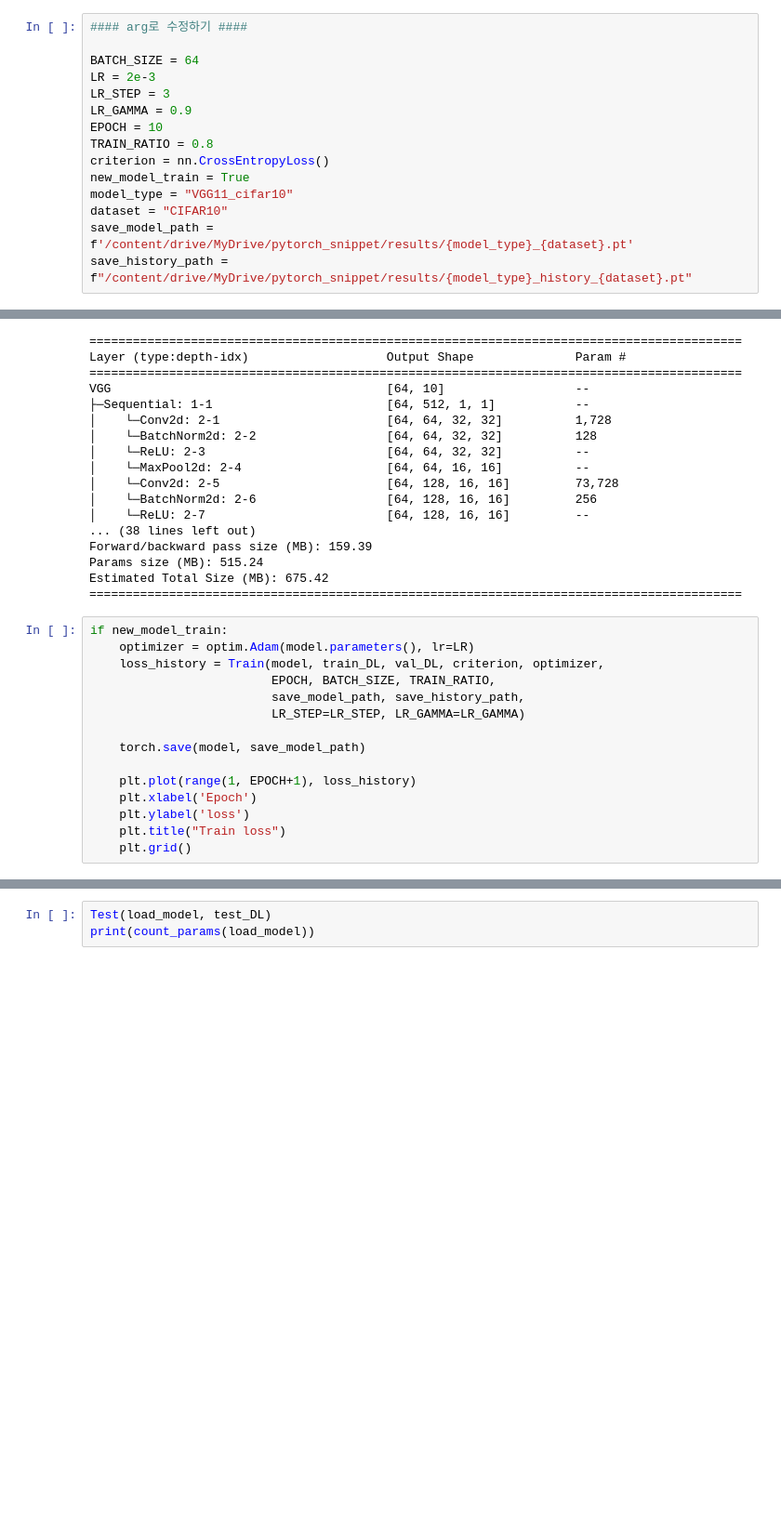
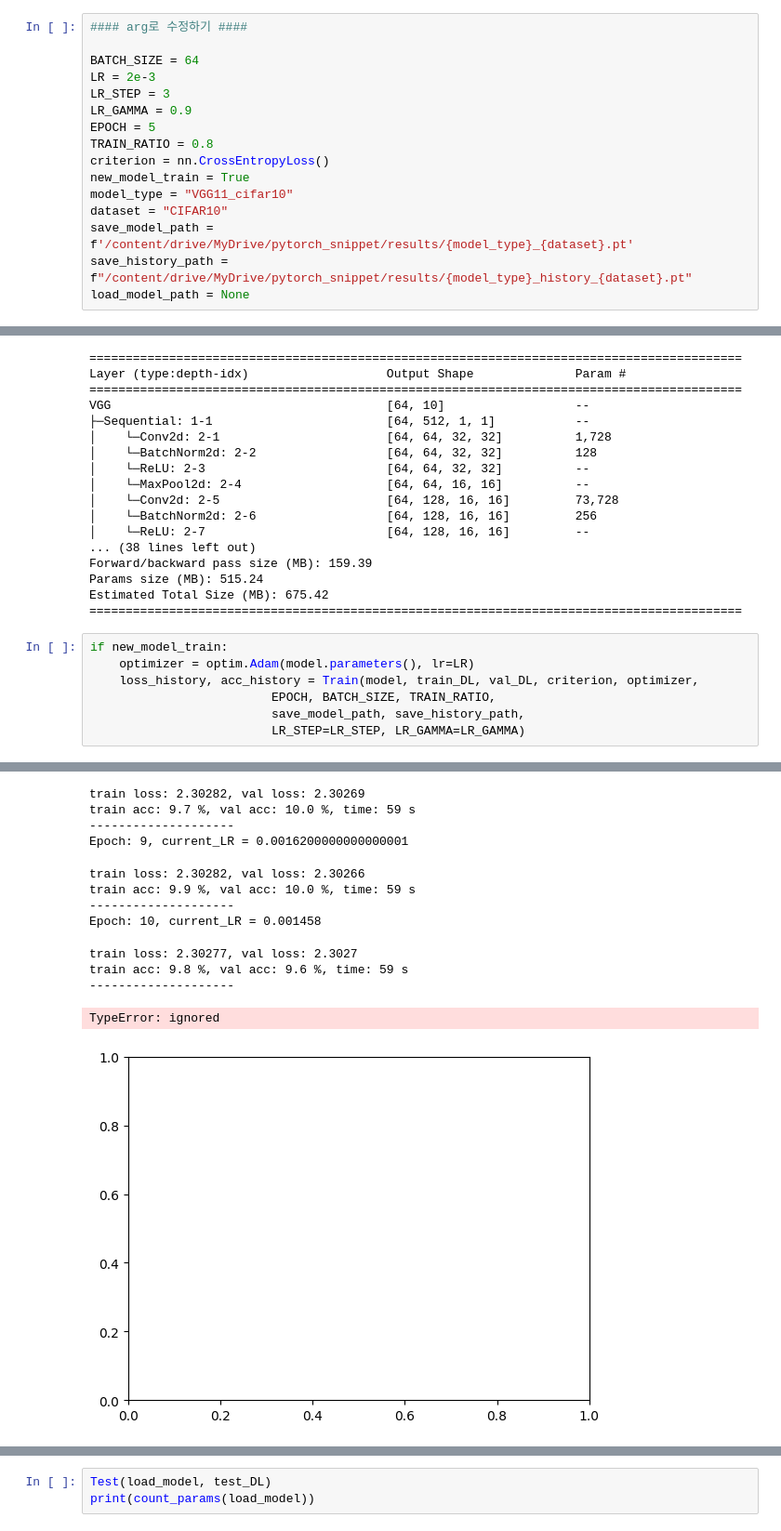
Before and after one commit to learningsteady0J0/pytorch-snippet, a Jupyter notebook: main_train.ipynb, the cells around one changed output, grey strips where cells are left out. Shown: that part at 93% size. Cells and saved outputs as stored; diff of their text form; blank space fills up the shorter version.

```diff
--- a/main_train.ipynb
+++ b/main_train.ipynb
@@ -31,7 +31,7 @@ BATCH_SIZE = 64
 LR = 2e-3
 LR_STEP = 3
 LR_GAMMA = 0.9
-EPOCH = 10
+EPOCH = 5
 TRAIN_RATIO = 0.8
 criterion = nn.CrossEntropyLoss()
 new_model_train = True
@@ -39,6 +39,7 @@ model_type = "VGG11_cifar10"
 dataset = "CIFAR10"
 save_model_path = f'/content/drive/MyDrive/pytorch_snippet/results/{model_type}_{dataset}.pt'
 save_history_path = f"/content/drive/MyDrive/pytorch_snippet/results/{model_type}_history_{dataset}.pt"
+load_model_path = None
 # %%
 transform_train = transforms.Compose([
     transforms.ToTensor(),
@@ -86,17 +87,9 @@ Estimated Total Size (MB): 675.42
 # %%
 if new_model_train:
     optimizer = optim.Adam(model.parameters(), lr=LR)
-    loss_history = Train(model, train_DL, val_DL, criterion, optimizer,
+    loss_history, acc_history = Train(model, train_DL, val_DL, criterion, optimizer,
                          EPOCH, BATCH_SIZE, TRAIN_RATIO,
                          save_model_path, save_history_path,
                          LR_STEP=LR_STEP, LR_GAMMA=LR_GAMMA)
-
-    torch.save(model, save_model_path)
-
-    plt.plot(range(1, EPOCH+1), loss_history)
-    plt.xlabel('Epoch')
-    plt.ylabel('loss')
-    plt.title("Train loss")
-    plt.grid()
 # %% [output]
 Epoch: 1, current_LR = 0.002
@@ -107,0 +124,13 @@ KeyboardInterrupt: ignored
+train loss: 2.30282, val loss: 2.30269
+train acc: 9.7 %, val acc: 10.0 %, time: 59 s
+--------------------
+Epoch: 9, current_LR = 0.0016200000000000001
+train loss: 2.30282, val loss: 2.30266
+train acc: 9.9 %, val acc: 10.0 %, time: 59 s
+--------------------
+Epoch: 10, current_LR = 0.001458
+train loss: 2.30277, val loss: 2.3027
+train acc: 9.8 %, val acc: 9.6 %, time: 59 s
+--------------------
+TypeError: ignored
+[figure, added]
```
Also changed, not shown: parts of 3 cells of this notebook, 5 other files.
